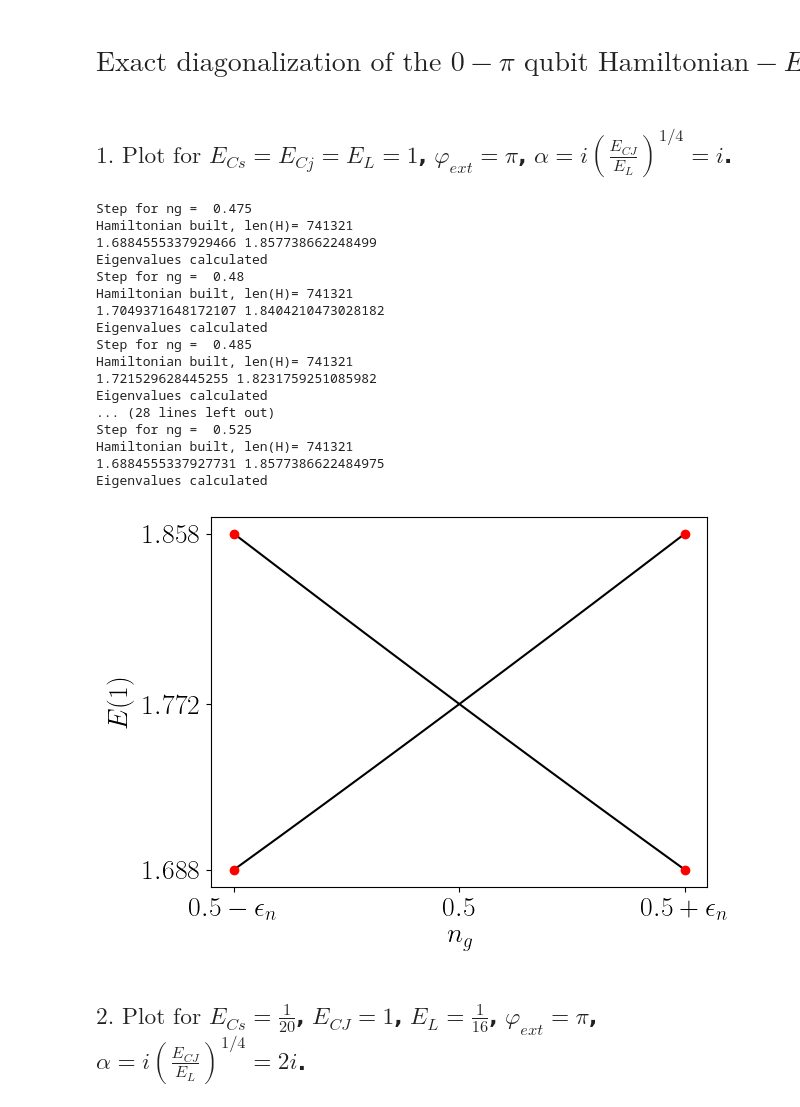
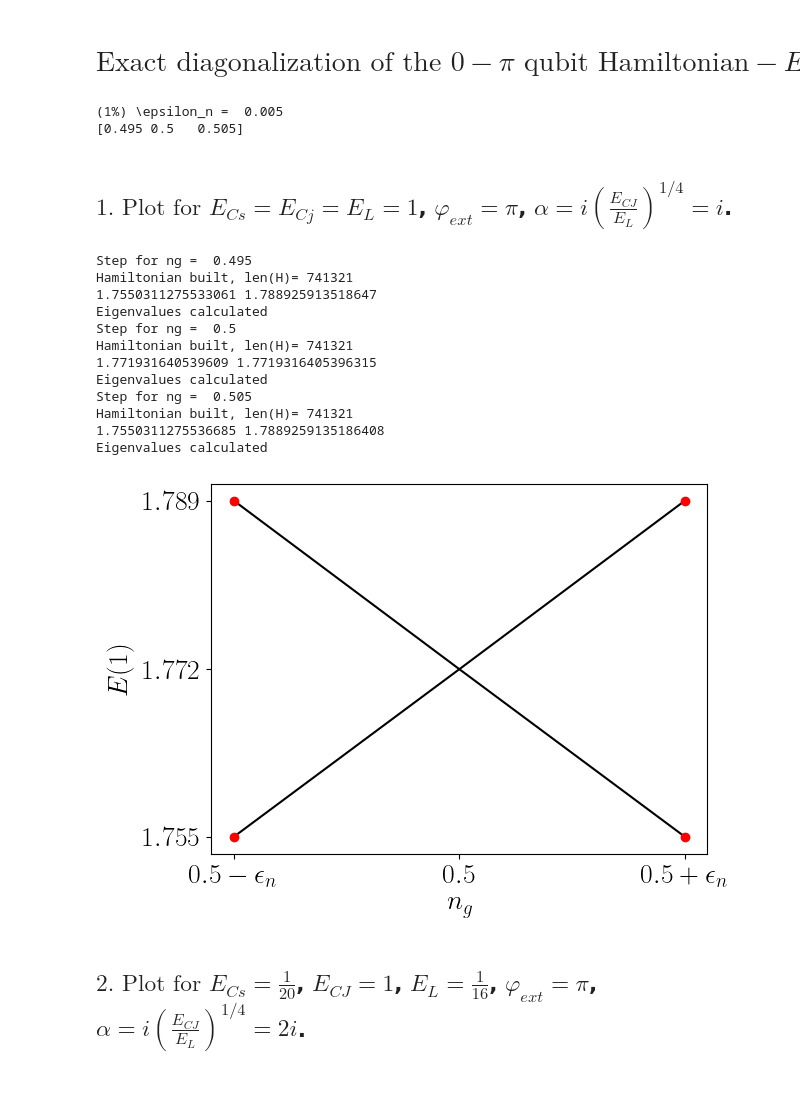
Before and after one commit to Jmalcrow/TFM, a Jupyter notebook: 0pi_Exactdiag_Fig15&17_ng-MOD for 3!!!.ipynb, the cells around one changed output. Drawn from its saved outputs; the diff is of its cells as text; code cells hidden in the pictures.

```diff
--- a/0pi_Exactdiag_Fig15&17_ng-MOD for 3!!!.ipynb
+++ b/0pi_Exactdiag_Fig15&17_ng-MOD for 3!!!.ipynb
@@ -50,11 +50,17 @@ E_J_2=(1.0/5.0)
 alpha2=(1j*(E_Cj_2/E_L_2)**(1.0/4.0))
 
 # For calculation 1
+Energies=[]
+Energies2=[]
 
-ng=np.arange(0.475,0.526,0.005)
-Energies=[]
-ng2=np.arange(0.475,0.526,0.005)
-Energies2=[]
+ng=np.arange(0.495,0.5051,0.005)
+ng2=np.arange(0.495,0.5051,0.005)
+print(r"(1%) \epsilon_n = ",0.005)
+epsilon_n=0.005
+print(ng)
+# %% [output]
+(1%) \epsilon_n =  0.005
+[0.495 0.5   0.505]
 # %%
 # Construction of the 0-pi Hamiltonian
 
@@ -96,42 +102,37 @@ for n1 in ng:
     print("Eigenvalues calculated")
     Energies.append(vals)
 # %% [output]
-Step for ng =  0.475
+Step for ng =  0.495
 Hamiltonian built, len(H)= 741321
-1.6884555337929466 1.857738662248499
+1.7550311275533061 1.788925913518647
 Eigenvalues calculated
-Step for ng =  0.48
+Step for ng =  0.5
 Hamiltonian built, len(H)= 741321
-1.7049371648172107 1.8404210473028182
+1.771931640539609 1.7719316405396315
 Eigenvalues calculated
-Step for ng =  0.485
+Step for ng =  0.505
 Hamiltonian built, len(H)= 741321
-1.721529628445255 1.8231759251085982
+1.7550311275536685 1.7889259135186408
 Eigenvalues calculated
-... (28 lines left out)
-Step for ng =  0.525
-Hamiltonian built, len(H)= 741321
-1.6884555337927731 1.8577386622484975
-Eigenvalues calculated
 # %%
 #Plot 1
 #Energiesng = np.array(Energies)
 #np.save('Energiesng.npy', Energiesng)
 plt.plot(ng,Energies,c="k")
 #plt.ylim(1.67,1.87)
 #plt.xlim(0.4,0.6)
-plt.plot(0.475,1.6884555337929466, 'ro')
-plt.plot(0.475,1.857738662248499, 'ro')
-plt.plot(0.525,1.6884555337927731 , 'ro')
-plt.plot(0.525,1.8577386622484975, 'ro')
-plt.xticks([0.475,0.500,0.525],[r"$0.5-\epsilon_n$",r"$0.5$",r"$0.5+\epsilon_n$"])
-plt.yticks([1.6884555337929466,1.7719316405392005,1.857738662248499],[r"$1.688$",r"$1.772$",r"$1.858$"])
+plt.plot(0.5-epsilon_n,1.7550311282877298, 'ro')
+plt.plot(0.5-epsilon_n,1.7889259142999712, 'ro')
+plt.plot(0.5+epsilon_n,1.7550311282877298, 'ro')
+plt.plot(0.5+epsilon_n,1.7889259142999712, 'ro')
+plt.xticks([0.5-epsilon_n,0.500,0.5+epsilon_n],[r"$0.5-\epsilon_n$",r"$0.5$",r"$0.5+\epsilon_n$"])
+plt.yticks([1.7550311282877298,1.7719316405392005,1.7889259142999712],[r"$1.755$",r"$1.772$",r"$1.789$"])
 plt.xlabel('$n_g$')
 plt.ylabel('$E (1)$',labelpad=7.0)
 #plt.savefig('Energies_vs_ng_M50N125_INTNO2.pdf')
 plt.show()
 # %% [output]
-[figure, old version]
+[figure, new version]
 # %% [markdown]
 ## $\text{2. Plot for } E_{Cs} = \frac{1}{20}$, $E_{CJ} = 1$, $E_L = \frac{1}{16}$, $\varphi_{ext} = \pi$, $\alpha = i \left(\frac{E_{CJ}}{E_L}\right)^{1/4} = 2i$.
 # %%
```
Also changed, not shown: parts of 2 cells of this notebook, 2 other files.
